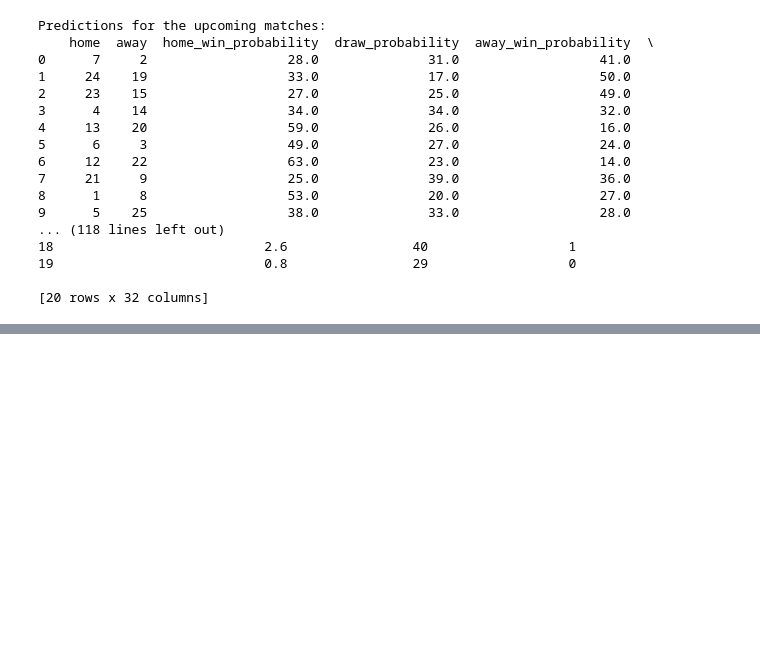
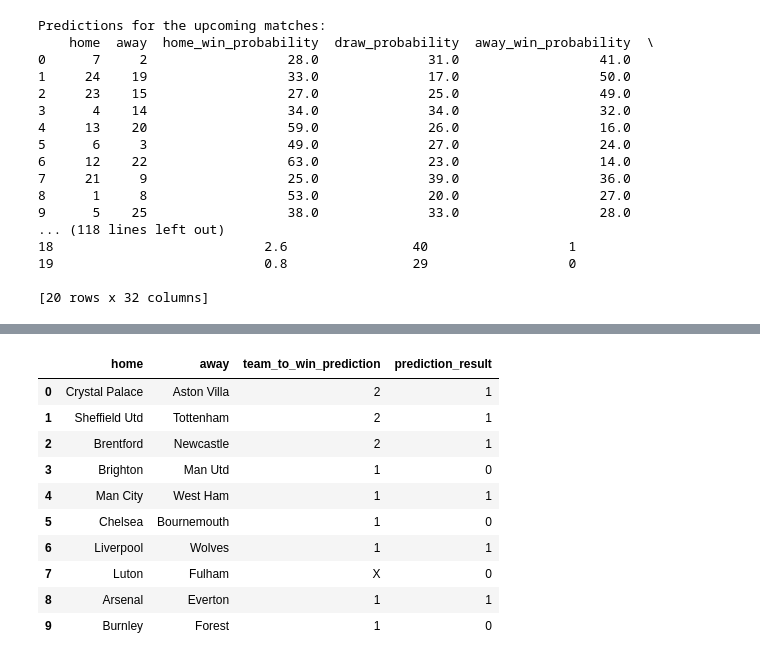
Before and after one commit to ocansey11/betting_prediction_model, a Jupyter notebook: models/Betting Prediction Model- Logistic Regression.ipynb, the cells around one changed output, grey strips where cells are left out. Cells and saved outputs as stored; diff of their text form; code cells hidden in the pictures; blank space fills up the shorter version.

```diff
--- a/models/Betting Prediction Model- Logistic Regression.ipynb
+++ b/models/Betting Prediction Model- Logistic Regression.ipynb
@@ -498,0 +434,22 @@ predictions
+# %%
+# Map team labels to team names in the DataFrame
+results['home'] = results['home'].map(team_labels)
+results['away'] = results['away'].map(team_labels)
+results['team_to_win_prediction']  = results['team_to_win_prediction'].map(team_to_win_prediction_label)
+
+
+# Select relevant columns
+predictions = results[['home', 'away', 'team_to_win_prediction','prediction_result']]
+predictions[:10] #i seem to have duplicate validation data so i have to pick the first 10
+# %% [output]
+|  | home | away | team_to_win_prediction | prediction_result |
+| 0 | Crystal Palace | Aston Villa | 2 | 1 |
+| 1 | Sheffield Utd | Tottenham | 2 | 1 |
+| 2 | Brentford | Newcastle | 2 | 1 |
+| 3 | Brighton | Man Utd | 1 | 0 |
+| 4 | Man City | West Ham | 1 | 1 |
+| 5 | Chelsea | Bournemouth | 1 | 0 |
+| 6 | Liverpool | Wolves | 1 | 1 |
+| 7 | Luton | Fulham | X | 0 |
+| 8 | Arsenal | Everton | 1 | 1 |
+| 9 | Burnley | Forest | 1 | 0 |
```
Also changed, not shown: parts of 23 cells of this notebook, 2 other files.
